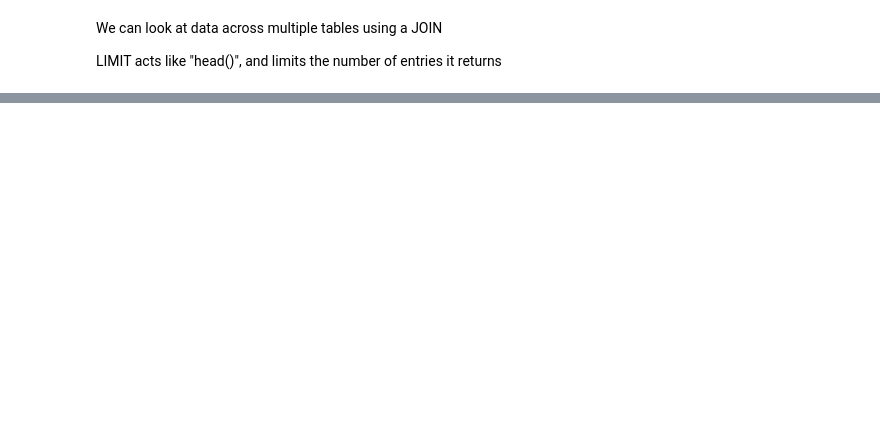
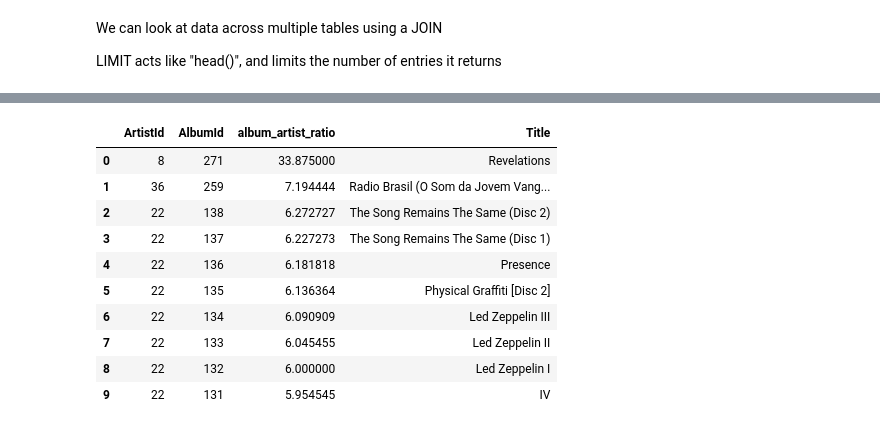
Before and after one commit to smileschen/2019-fa-stats131, a Jupyter notebook: 09-01 Intro SQL.ipynb, the cells around one changed output, grey strips where cells are left out. Cells and saved outputs as stored; diff of their text form; code cells hidden in the pictures; blank space fills up the shorter version.

```diff
--- a/09-01 Intro SQL.ipynb
+++ b/09-01 Intro SQL.ipynb
@@ -169,0 +312,20 @@ pd.read_sql_query(command, engine)
+# %%
+command = '''
+SELECT ArtistId, AlbumId, CAST(AlbumId AS float)/CAST(ArtistId AS float) AS "album_artist_ratio", Title
+From Album
+ORDER BY album_artist_ratio DESC
+LIMIT 10
+'''
+pd.read_sql_query(command, engine)
+# %% [output]
+|  | ArtistId | AlbumId | album_artist_ratio | Title |
+| 0 | 8 | 271 | 33.875000 | Revelations |
+| 1 | 36 | 259 | 7.194444 | Radio Brasil (O Som da Jovem Vang... |
+| 2 | 22 | 138 | 6.272727 | The Song Remains The Same (Disc 2) |
+| 3 | 22 | 137 | 6.227273 | The Song Remains The Same (Disc 1) |
+| 4 | 22 | 136 | 6.181818 | Presence |
+| 5 | 22 | 135 | 6.136364 | Physical Graffiti [Disc 2] |
+| 6 | 22 | 134 | 6.090909 | Led Zeppelin III |
+| 7 | 22 | 133 | 6.045455 | Led Zeppelin II |
+| 8 | 22 | 132 | 6.000000 | Led Zeppelin I |
+| 9 | 22 | 131 | 5.954545 | IV |
```
Also changed, not shown: parts of 14 cells of this notebook.
